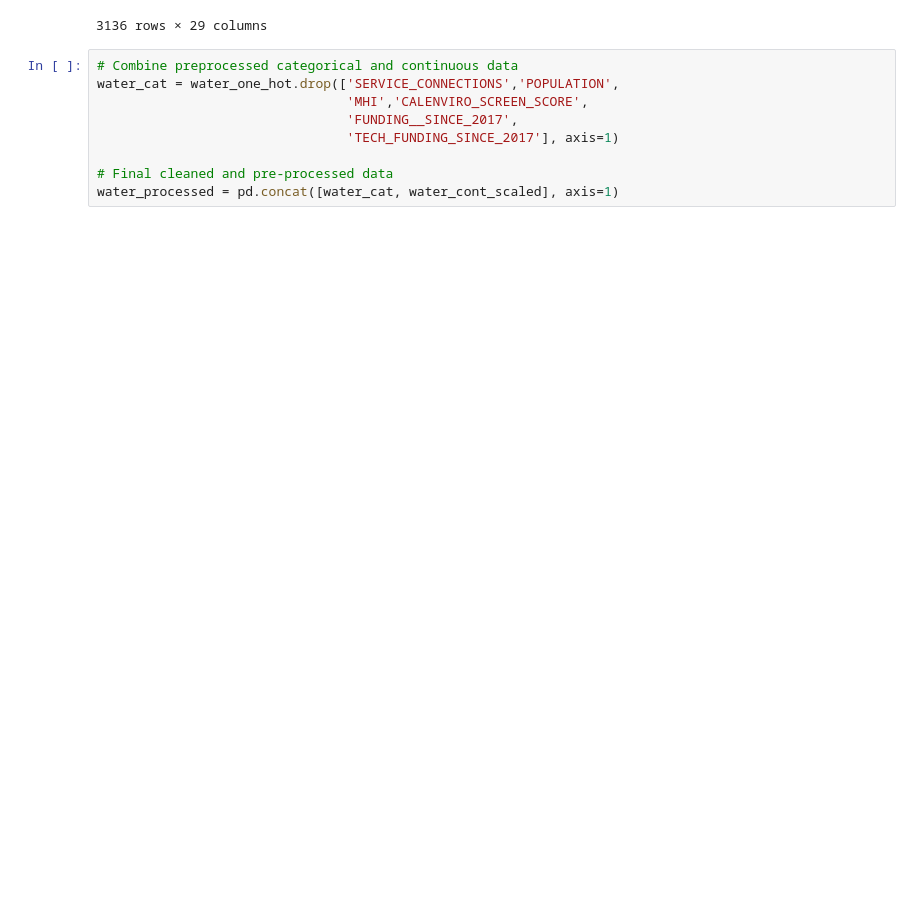
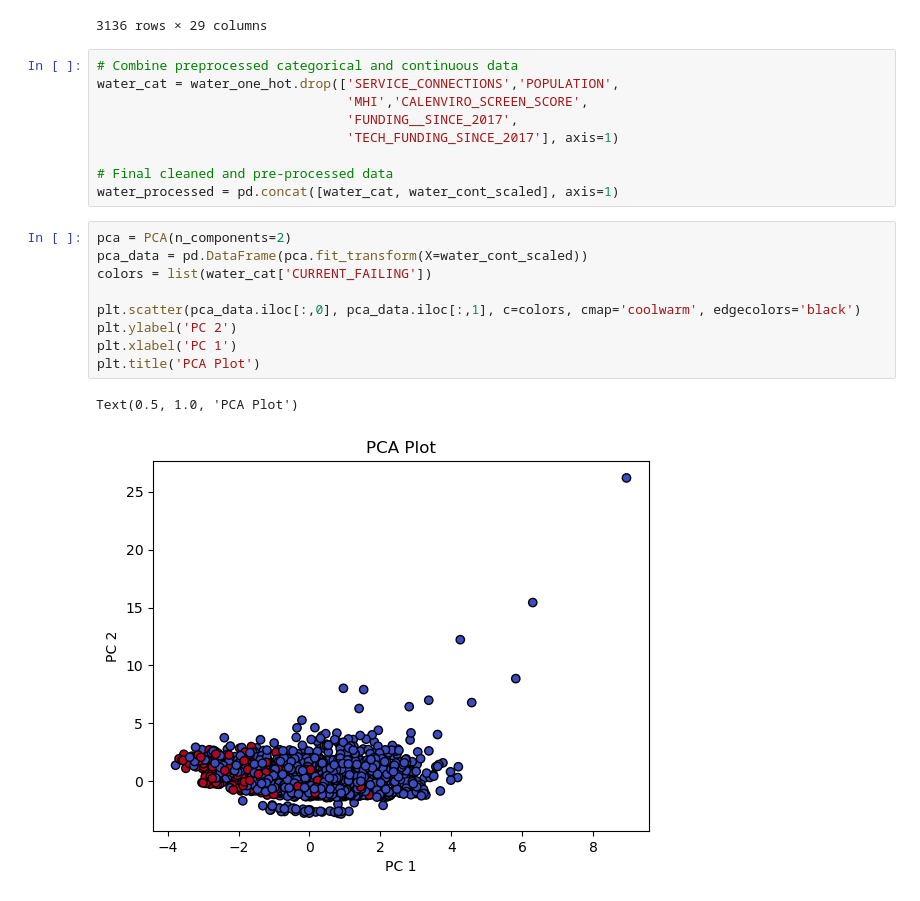
Before and after one commit to scott324/Group-11-ECS-171-Project, a Jupyter notebook: data/water_quality_classification.ipynb, the cells around one changed output. Cells and saved outputs as stored; diff of their text form; blank space fills up the shorter version.

```diff
--- a/data/water_quality_classification.ipynb
+++ b/data/water_quality_classification.ipynb
@@ -152,3 +183,15 @@ water_cat = water_one_hot.drop(['SERVICE_CONNECTIONS','POPULATION',
 
 # Final cleaned and pre-processed data
 water_processed = pd.concat([water_cat, water_cont_scaled], axis=1)
+# %%
+pca = PCA(n_components=2)
+pca_data = pd.DataFrame(pca.fit_transform(X=water_cont_scaled))
+colors = list(water_cat['CURRENT_FAILING'])
+
+plt.scatter(pca_data.iloc[:,0], pca_data.iloc[:,1], c=colors, cmap='coolwarm', edgecolors='black')
+plt.ylabel('PC 2')
+plt.xlabel('PC 1')
+plt.title('PCA Plot')
+# %% [output]
+Text(0.5, 1.0, 'PCA Plot')
+[figure, added]
```
Also changed, not shown: parts of 35 cells of this notebook.
